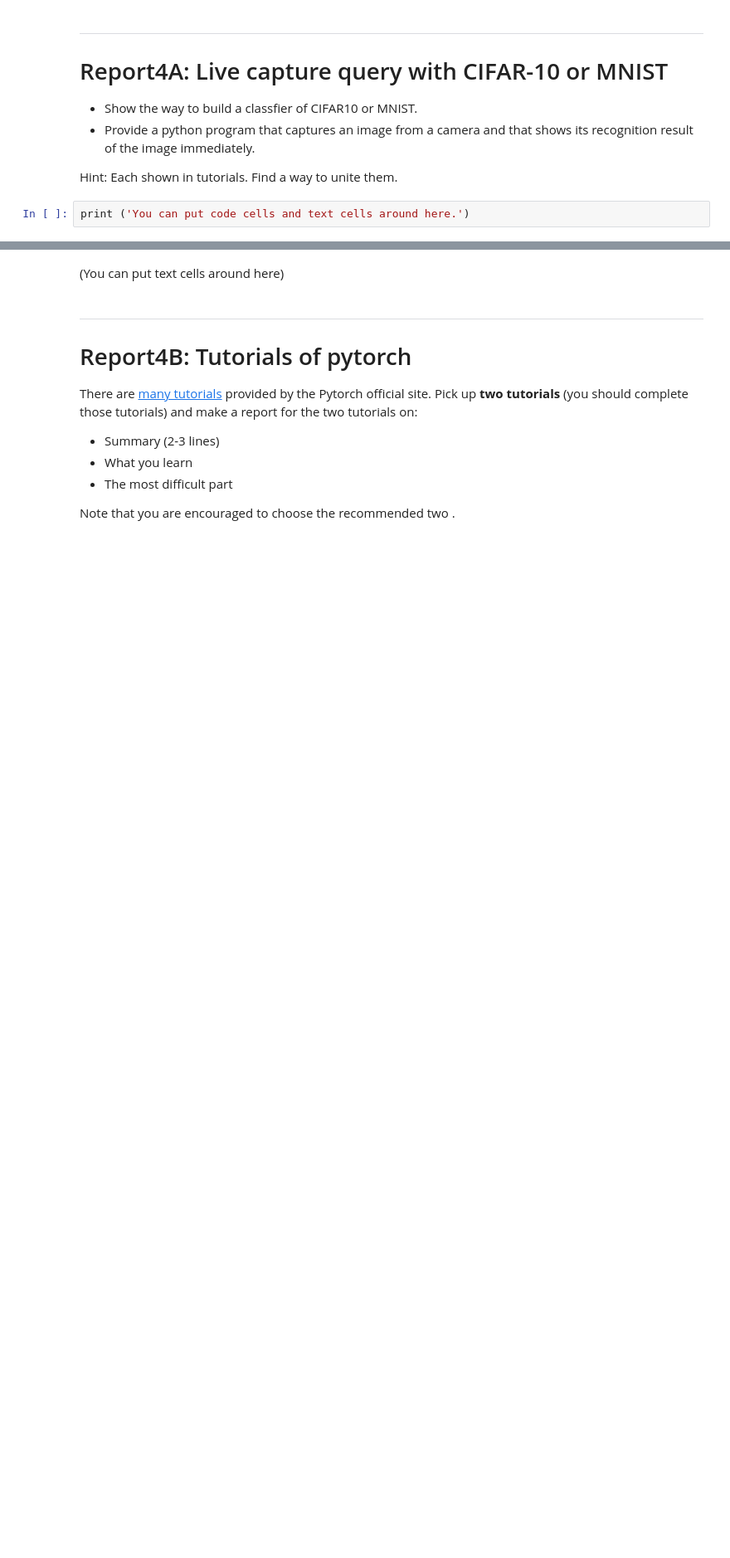
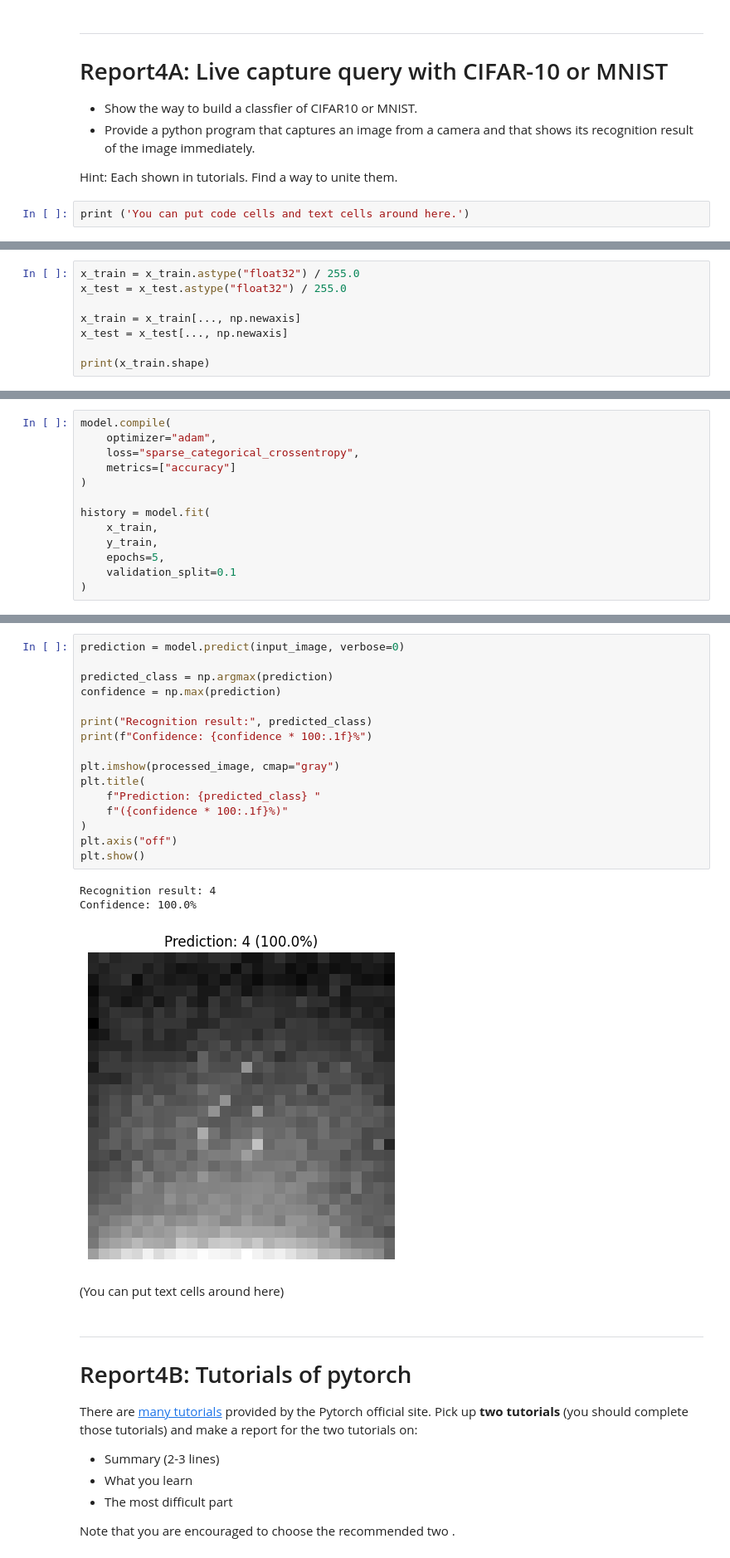
Before and after one commit to dorakue042-cell/toola, a Jupyter notebook: Report/IMISToolA2026_Report4.ipynb, the cells around one changed output, grey strips where cells are left out. Shown at 83% size. Cells and saved outputs as stored; diff of their text form; blank space fills up the shorter version.

```diff
--- a/Report/IMISToolA2026_Report4.ipynb
+++ b/Report/IMISToolA2026_Report4.ipynb
@@ -27,0 +42,8 @@ print ('You can put code cells and text cells around here.')
+# %%
+x_train = x_train.astype("float32") / 255.0
+x_test = x_test.astype("float32") / 255.0
+
+x_train = x_train[..., np.newaxis]
+x_test = x_test[..., np.newaxis]
+
+print(x_train.shape)
@@ -27,0 +90,13 @@ print ('You can put code cells and text cells around here.')
+# %%
+model.compile(
+    optimizer="adam",
+    loss="sparse_categorical_crossentropy",
+    metrics=["accuracy"]
+)
+
+history = model.fit(
+    x_train,
+    y_train,
+    epochs=5,
+    validation_split=0.1
+)
@@ -28,3 +192,23 @@ print ('You can put code cells and text cells around here.')
+# %%
+prediction = model.predict(input_image, verbose=0)
+
+predicted_class = np.argmax(prediction)
+confidence = np.max(prediction)
+
+print("Recognition result:", predicted_class)
+print(f"Confidence: {confidence * 100:.1f}%")
+
+plt.imshow(processed_image, cmap="gray")
+plt.title(
+    f"Prediction: {predicted_class} "
+    f"({confidence * 100:.1f}%)"
+)
+plt.axis("off")
+plt.show()
+# %% [output]
+Recognition result: 4
+Confidence: 100.0%
+[figure, added]
 # %% [markdown]
 (You can put text cells around here)
 # %% [markdown]
```
Also changed, not shown: parts of 8 cells of this notebook.
